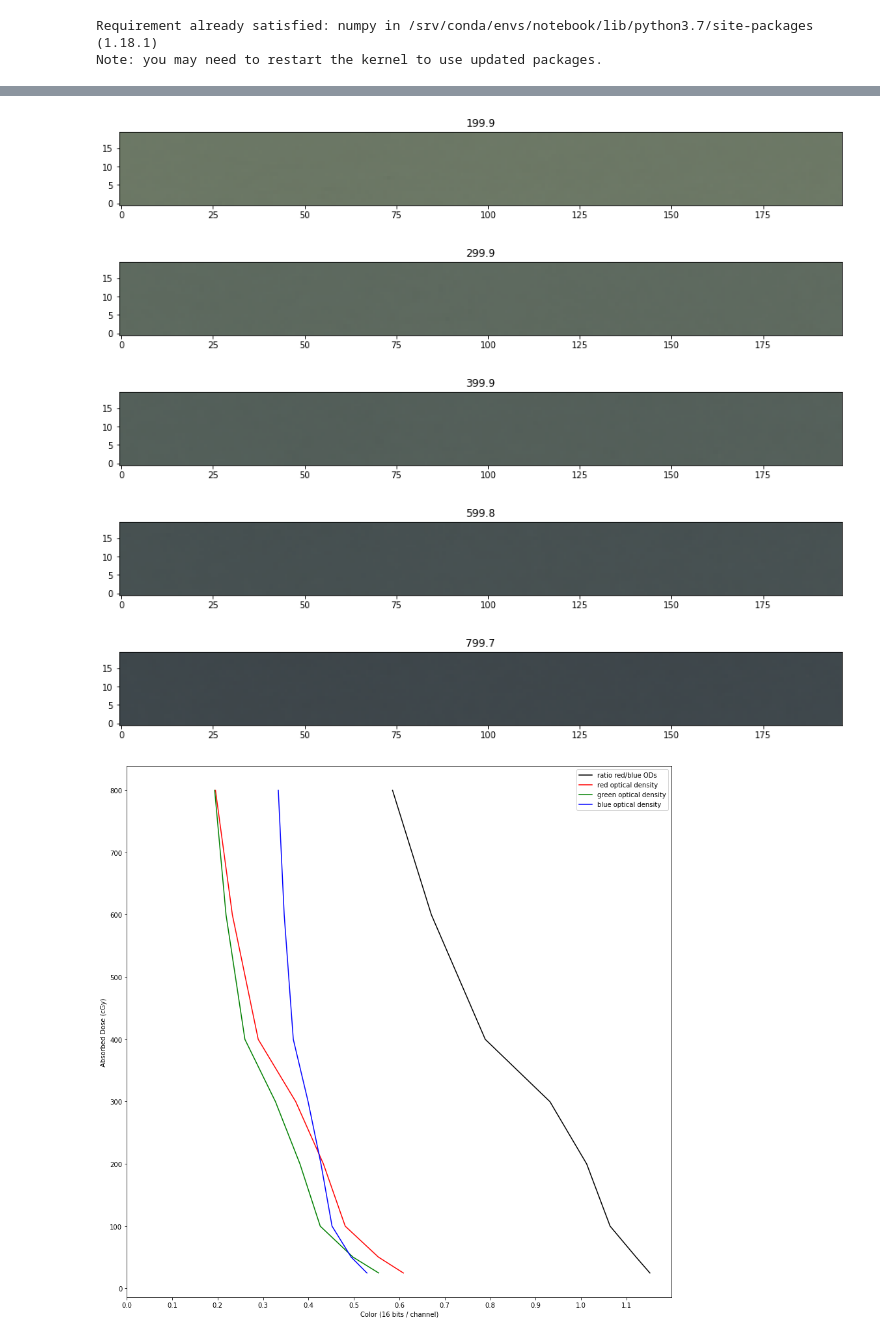
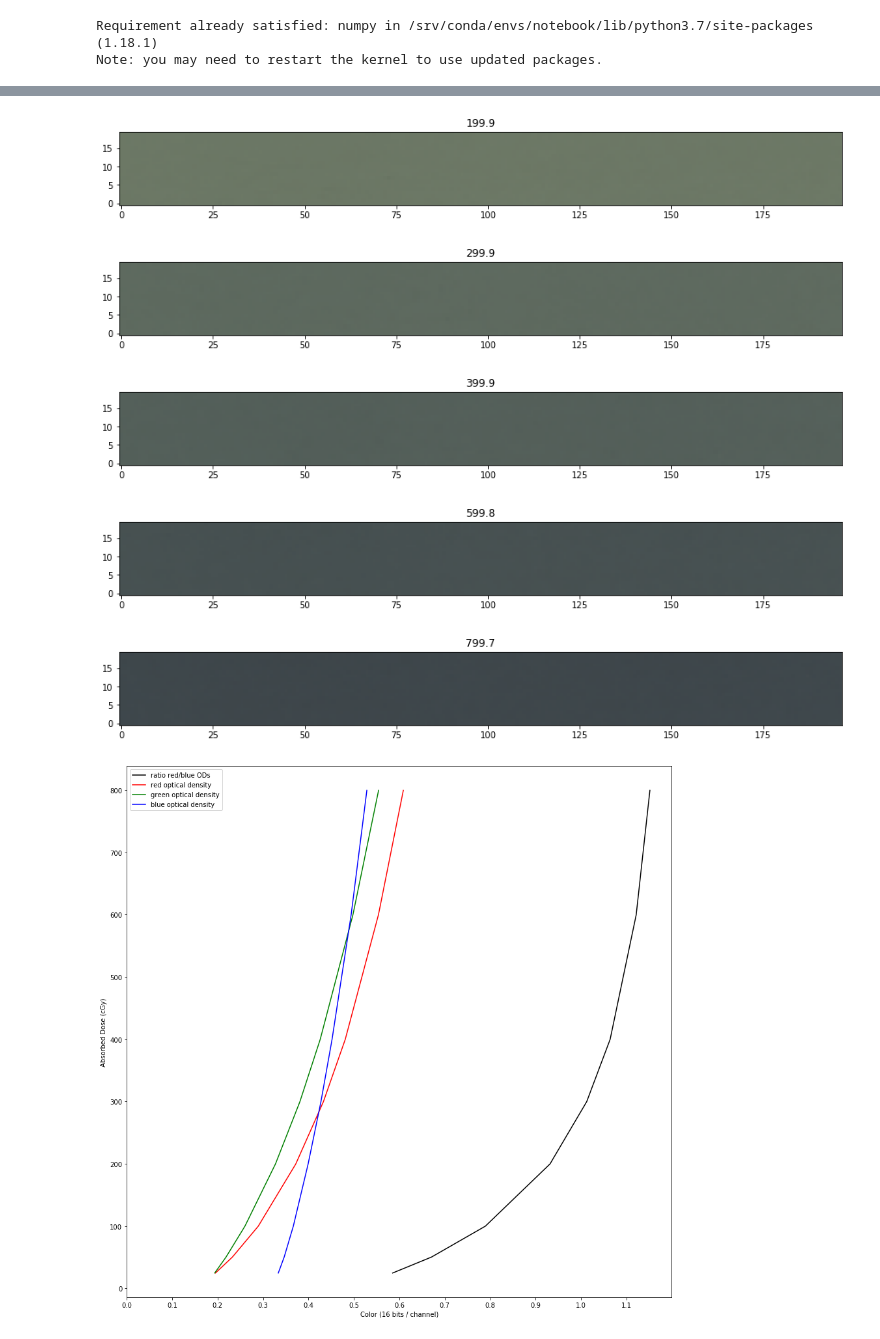
Before and after one commit to TheHelvetHawk/stageinfo, a Jupyter notebook: EBT3_Calibration.ipynb, the cells around one changed output, grey strips where cells are left out. Drawn from its saved outputs; the diff is of its cells as text; code cells hidden in the pictures.

```diff
--- a/EBT3_Calibration.ipynb
+++ b/EBT3_Calibration.ipynb
@@ -85,6 +85,8 @@ array = get_med_img(arrays)
 array[array==65535]=65534
 array = array / 65535.0
 # %%
+# MATPLOTLIB #
+display_strips = True
 list1 = [0 for i in range(8)] # list of length 8
 
 plt.rcParams['figure.figsize'] = (15, 15)
@@ -95,7 +97,6 @@ im1 = ax1.imshow(array, origin='lower')
 
 divider1 = make_axes_locatable(ax1)
 
-display_strips = True
 thirdx = sizex//3 # third of the length of a strip
 
 # splits the image in 8 strips
@@ -108,37 +109,35 @@ for i in range(7, -1, -1):
         ax2.set_title(list0[i])
 
     zoi = array[centy-10 : centy+10, thirdx : 2*thirdx] # zone of interest
-    list1[i] = (np.median(zoi[:,:,0]), np.median(zoi[:,:,1]), np.median(zoi[:,:,2]))
+    list1[i] = (np.mean(zoi[:,:,0]), np.mean(zoi[:,:,1]), np.mean(zoi[:,:,2]))
 
 list1 = np.array(list1) # contains the median color of each strip
 
 # setups the plot
 fig, ax3 = plt.subplots()
 dor = -np.log10(list1[:, 0]) # red curve
 dog = -np.log10(list1[:, 1]) # green curve
 dob = -np.log10(list1[:, 2]) # blue curve
 rsb = dor / dob # black curve
-x_axis = list0[::-1]
+x_axis = list0
 
-#ax3.plot(x_axis, rsb[::-1], "k", x_axis, dor[::-1], "r", x_axis, dog[::-1], "g", x_axis, dob[::-1], "b")
 ax3.plot(rsb, x_axis, "k", dor, x_axis, "r", dog, x_axis, "g", dob, x_axis, "b")
-#ax3.plot(rsb[::-1], x_axis, "k", dor[::-1], x_axis, "r", dog[::-1], x_axis, "g", dob[::-1], x_axis, "b")
 
 ax3.set_xlim(left=0)
 xliml, xlimr = ax3.get_xlim()
 ax3.set_xticks(np.arange(xliml, xlimr, 0.1))
 ax3.legend(['ratio red/blue ODs','red optical density','green optical density','blue optical density'])
 ax3.set_ylabel('Absorbed Dose (cGy)')
 ax3.set_xlabel('Color (16 bits / channel)')
 # %% [output]
 Text(0.5, 0, 'Color (16 bits / channel)')
 [figure]
 [figure]
 [figure]
 [figure]
 [figure]
 [figure]
 [figure]
 [figure]
 [figure]
-[figure, old version]
+[figure, new version]
```
